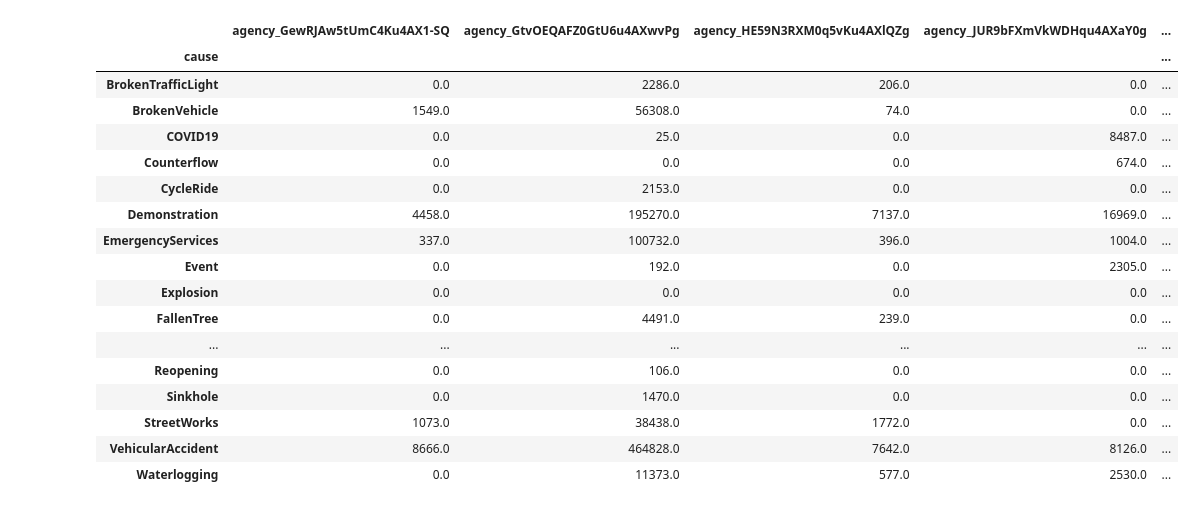
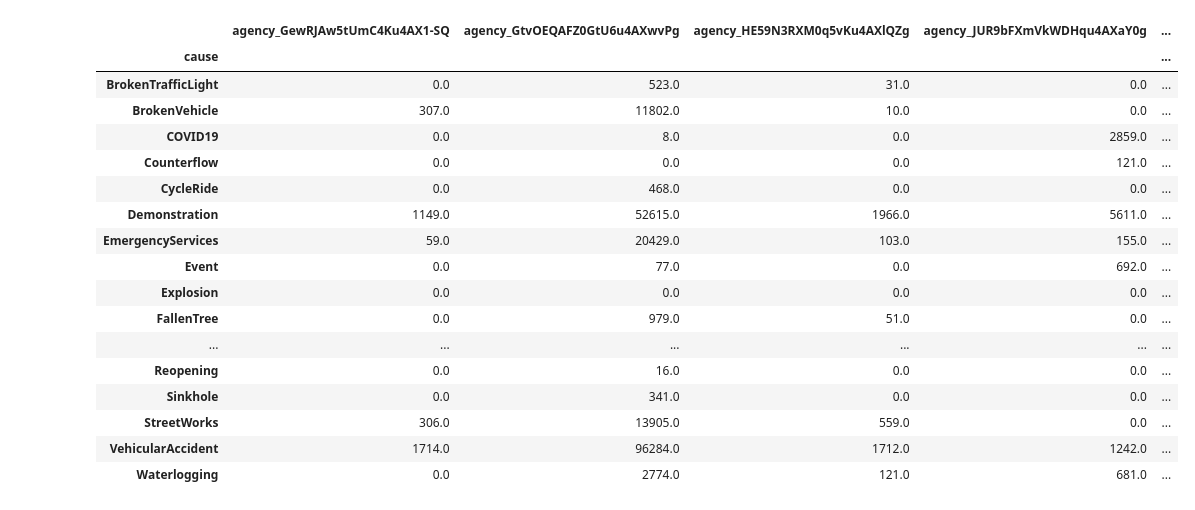
Before and after one commit to ComMutants/Capstone-WIMT, a Jupyter notebook: notebooks/CHRIS_EDA.ipynb, the cells around one changed output. Cells and saved outputs as stored; diff of their text form; code cells hidden in the pictures.

```diff
--- a/notebooks/CHRIS_EDA.ipynb
+++ b/notebooks/CHRIS_EDA.ipynb
@@ -19,9 +19,16 @@ export_df["event_timestamp"]=pd.to_datetime(export_df["event_timestamp"]*1000, u
 export_df["notif_viewed_ontime"]=list(map(lambda x,y,z: '' if x=="notification_received" else (1 if y < z else 0), export_df["event_name"], export_df["event_timestamp"],export_df["closed_at"])) #1 if the user view it on time  0 if not  and null if hasnt yet seen it
 # %%
 export_df['notif_reaction'] = np.where(export_df["notif_viewed_ontime"] == '', 0, 1) #0 if no reaction 1 if have reacted
-#export_df["notif_viewed_ontime"].fillna(0, inplace= True)
-export_df["notif_viewed_ontime"]=export_df["notif_viewed_ontime"].replace('',0)# hasnt seen it transformed in no reaction
+export_df.drop(export_df[export_df.notif_viewed_ontime ==''].index , inplace=True)
+export_df.reset_index(drop=True, inplace=True)
 # %%
 export_df["reaction_time"]=list(map(lambda x,y,z,w: y-z
 if (x==1 and y>z) else (y-w if (x==1 and y>w) else 0),
 export_df["notif_viewed_ontime"],export_df["event_timestamp"],export_df["published_at"],export_df["created_at"]))
+# %%
+active_df=export_df[export_df["notif_viewed_ontime"]==1].reset_index(drop=True)
+unactive_df=export_df[export_df["notif_viewed_ontime"]==0].reset_index(drop=True)
+active_df.drop('notif_viewed_ontime', axis=1, inplace=True)
+unactive_df.drop('notif_viewed_ontime', axis=1, inplace=True)
+pd.set_option('display.max_columns', None)
+unactive_df
@@ -28,4 +69,4 @@ export_df["notif_viewed_ontime"],export_df["event_timestamp"],export_df["publish
 # %%
-export_df.loc[export_df['event_name'].isin(['notification_opened', 'notification_view_alternatives' ,  'notification_share']),'opened']= 1
-export_df.loc[export_df['event_name'].isin(['notification_received', 'notification_dismiss']),'opened']= 0
-export_df['opened']=export_df['opened'].astype(int)
+active_df.loc[active_df['event_name'].isin(['notification_opened', 'notification_view_alternatives' ,  'notification_share']),'opened']= 1
+active_df.loc[active_df['event_name'].isin(['notification_received', 'notification_dismiss']),'opened']= 0
+active_df['opened']=active_df['opened'].astype(int)
@@ -135,30 +126,29 @@ gpbyincident2.describe()
 # %%
-gpbycause= export_df.groupby( by= ['cause'])
+gpbycause= active_df.groupby( by= ['cause'])
 #gpbyincident= export_df.groupby( by= ['document_id', 'description','cause', 'effect'])
 gpbycause2=gpbycause.sum()
 gpbycause2['count'] = gpbycause.size()
 gpbycause2['opened_rate'] = gpbycause2['opened']/gpbycause2['count']
-gpbycause2['ontimereaction_rate'] = gpbycause2["notif_viewed_ontime"]/gpbycause2['count']
 gpbycause2
 # %% [output]
 |  | agency_GewRJAw5tUmC4Ku4AX1-SQ | agency_GtvOEQAFZ0GtU6u4AXwvPg | agency_HE59N3RXM0q5vKu4AXlQZg | agency_JUR9bFXmVkWDHqu4AXaY0g | ... |
 | cause |  |  |  |  | ... |
-| BrokenTrafficLight | 0.0 | 2286.0 | 206.0 | 0.0 | ... |
-| BrokenVehicle | 1549.0 | 56308.0 | 74.0 | 0.0 | ... |
-| COVID19 | 0.0 | 25.0 | 0.0 | 8487.0 | ... |
-| Counterflow | 0.0 | 0.0 | 0.0 | 674.0 | ... |
-| CycleRide | 0.0 | 2153.0 | 0.0 | 0.0 | ... |
-| Demonstration | 4458.0 | 195270.0 | 7137.0 | 16969.0 | ... |
-| EmergencyServices | 337.0 | 100732.0 | 396.0 | 1004.0 | ... |
-| Event | 0.0 | 192.0 | 0.0 | 2305.0 | ... |
+| BrokenTrafficLight | 0.0 | 523.0 | 31.0 | 0.0 | ... |
+| BrokenVehicle | 307.0 | 11802.0 | 10.0 | 0.0 | ... |
+| COVID19 | 0.0 | 8.0 | 0.0 | 2859.0 | ... |
+| Counterflow | 0.0 | 0.0 | 0.0 | 121.0 | ... |
+| CycleRide | 0.0 | 468.0 | 0.0 | 0.0 | ... |
+| Demonstration | 1149.0 | 52615.0 | 1966.0 | 5611.0 | ... |
+| EmergencyServices | 59.0 | 20429.0 | 103.0 | 155.0 | ... |
+| Event | 0.0 | 77.0 | 0.0 | 692.0 | ... |
 | Explosion | 0.0 | 0.0 | 0.0 | 0.0 | ... |
-| FallenTree | 0.0 | 4491.0 | 239.0 | 0.0 | ... |
+| FallenTree | 0.0 | 979.0 | 51.0 | 0.0 | ... |
 | ... | ... | ... | ... | ... | ... |
-| Reopening | 0.0 | 106.0 | 0.0 | 0.0 | ... |
-| Sinkhole | 0.0 | 1470.0 | 0.0 | 0.0 | ... |
-| StreetWorks | 1073.0 | 38438.0 | 1772.0 | 0.0 | ... |
-| VehicularAccident | 8666.0 | 464828.0 | 7642.0 | 8126.0 | ... |
-| Waterlogging | 0.0 | 11373.0 | 577.0 | 2530.0 | ... |
+| Reopening | 0.0 | 16.0 | 0.0 | 0.0 | ... |
+| Sinkhole | 0.0 | 341.0 | 0.0 | 0.0 | ... |
+| StreetWorks | 306.0 | 13905.0 | 559.0 | 0.0 | ... |
+| VehicularAccident | 1714.0 | 96284.0 | 1712.0 | 1242.0 | ... |
+| Waterlogging | 0.0 | 2774.0 | 121.0 | 681.0 | ... |
 # %%
 gpbyincident2.describe()
 # %% [output]
```
Also changed, not shown: parts of 14 cells of this notebook.
